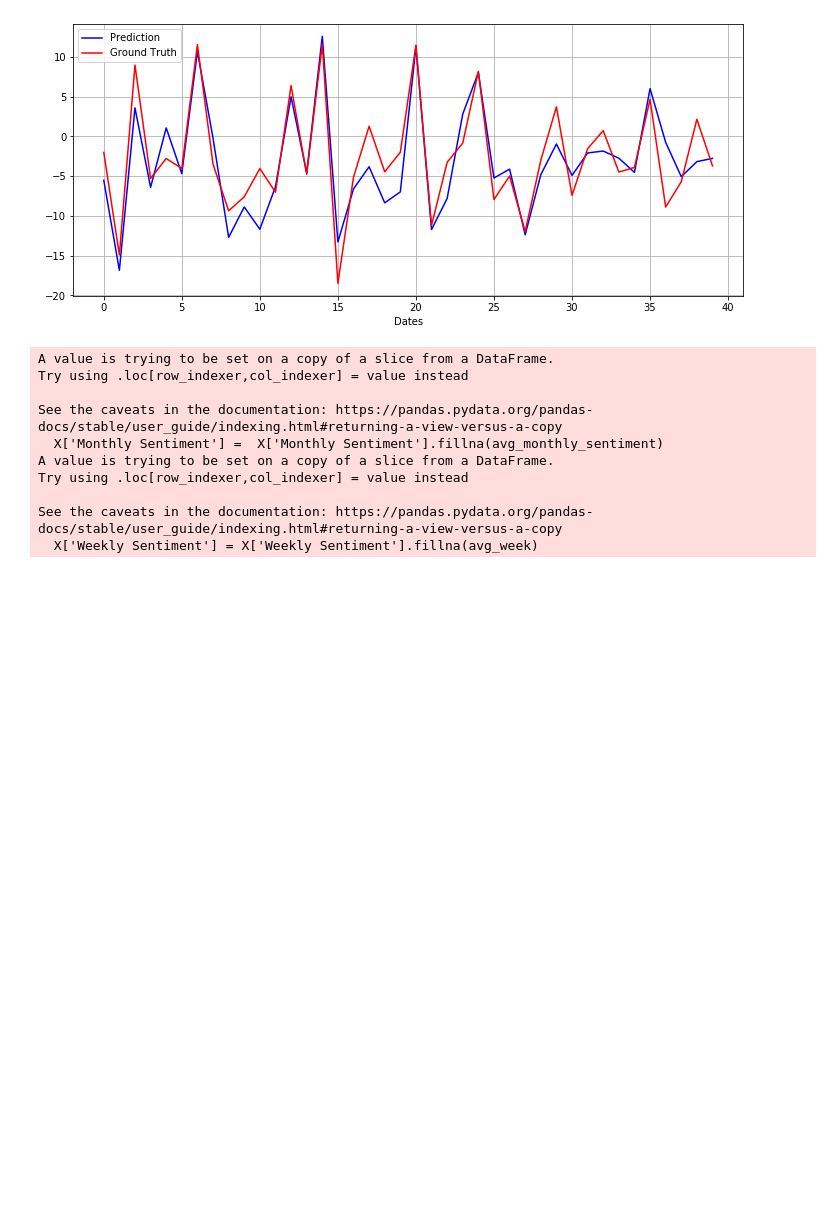
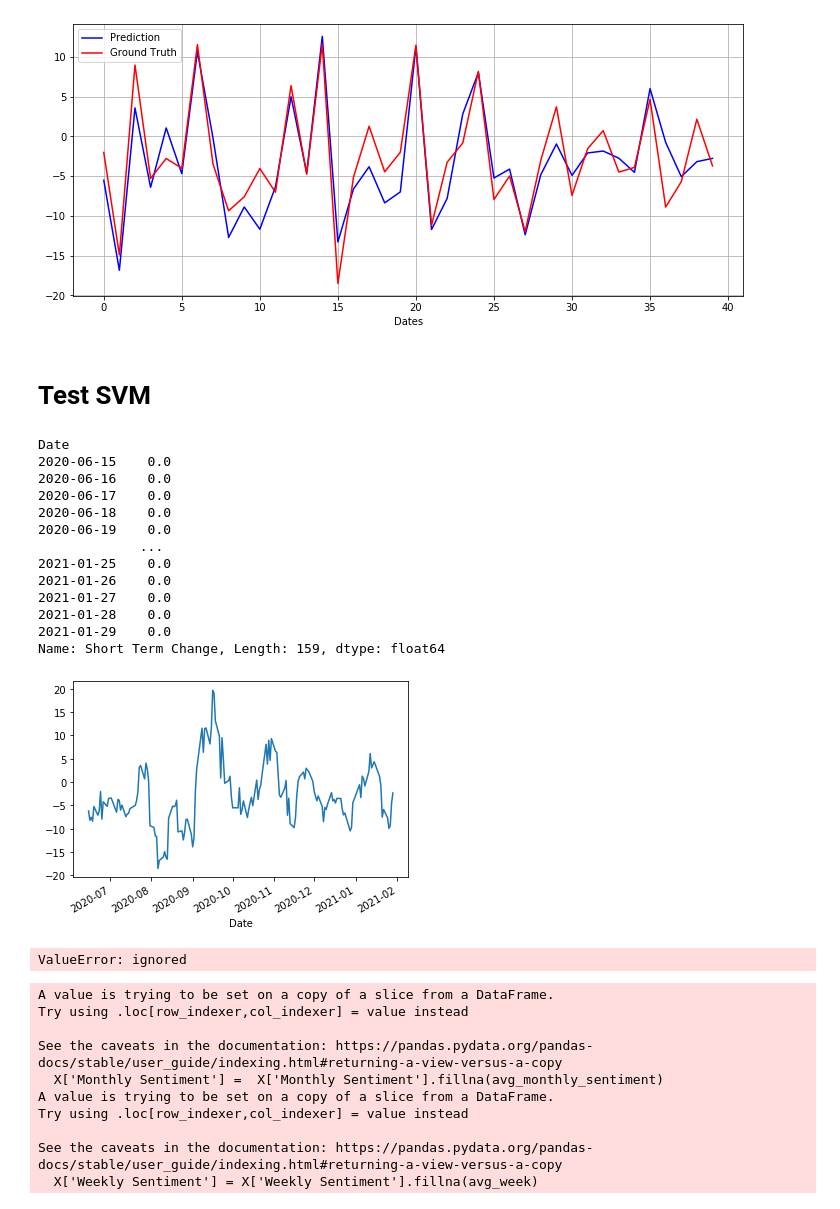
Before and after one commit to sj-ucsd/ece143_stock_sentiment_analysis, a Jupyter notebook: Project.ipynb, the cells around one changed output. Saved outputs shown, nothing was run; the diff lists cells and outputs as text; code cells hidden in the pictures; blank space fills up the shorter version.

```diff
--- a/Project.ipynb
+++ b/Project.ipynb
@@ -441,6 +451,47 @@ plt.legend(h1, l1, loc=2)
 plt.show()
 # %% [output]
 [figure]
+# %% [markdown]
+# Test SVM
+# %%
+# One hot encoding
+Y.plot()
+for i,yi in enumerate(Y):
+  if yi<-2:
+    Y[i] =0
+  elif yi<2:
+    Y[i]=1
+  else:
+    Y[i]=2
+
+
+#Y[0]=1
+print(Y)
+
+#print(Y)
+# %% [output]
+Date
+2020-06-15    0.0
+2020-06-16    0.0
+2020-06-17    0.0
+2020-06-18    0.0
+2020-06-19    0.0
+             ...
+2021-01-25    0.0
+2021-01-26    0.0
+2021-01-27    0.0
+2021-01-28    0.0
+2021-01-29    0.0
+Name: Short Term Change, Length: 159, dtype: float64
+[figure, added]
+# %%
+from sklearn import svm
+
+clf = svm.SVC()
+clf.fit(X_train, Y_train)
+clf.predict(X_test)
+# %% [output]
+ValueError: ignored
 # %%
 X = df[40:]
 X['Monthly Sentiment'] =  X['Monthly Sentiment'].fillna(avg_monthly_sentiment)
```
Also changed, not shown: parts of 63 cells of this notebook.
